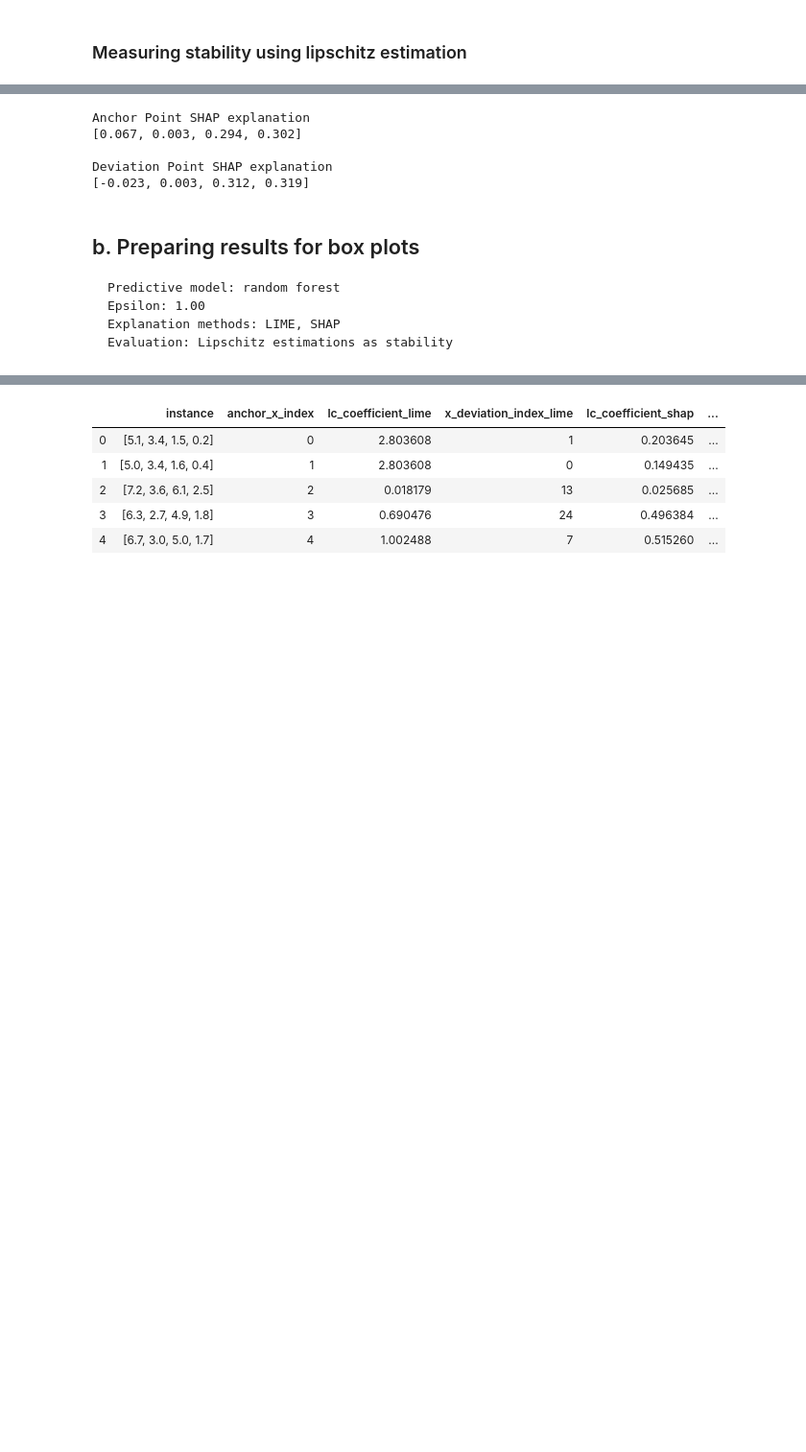
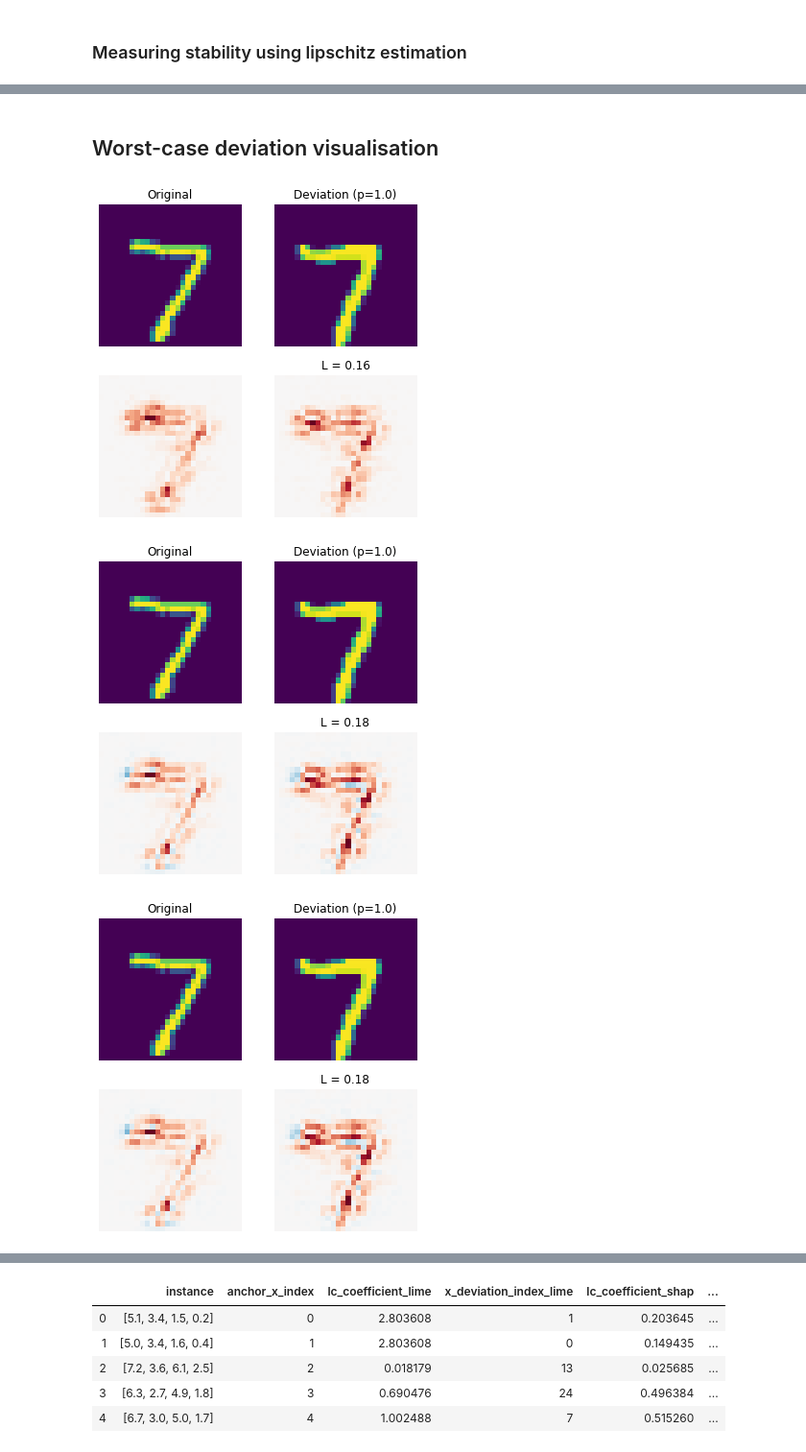
Before and after one commit to aamurtaza/explainML, a Jupyter notebook: lipschitz_estimates/deep_models/deep_models_mnist_lipschitz_estimates.ipynb, the cells around one changed output, grey strips where cells are left out. Shown at 96% size. Drawn from its saved outputs; the diff is of its cells as text; code cells hidden in the pictures; blank space fills up the shorter version.

Commit message:
noise sampling data and visualising its deviations and ratios

```diff
--- a/lipschitz_estimates/deep_models/deep_models_mnist_lipschitz_estimates.ipynb
+++ b/lipschitz_estimates/deep_models/deep_models_mnist_lipschitz_estimates.ipynb
@@ -300,5 +337,5 @@ exp_models = ['Saliency', 'Grad*input', 'e-LRP', 'Occlusion', 'Deeplift']
 exp_attributions = [attributions_sal, attributions_gradin, attributions_elrp, attributions_occ, attributions_dl]
 explanations = dict(zip(exp_models, exp_attributions))
 # %%
-# cnn_lipschitz = lipschitz_estimates_to_dataframe(explanations)
-cnn_lipschitz_7 = lipschitz_estimates_to_dataframe(explanations)
+# cnn_lipschitz = lipschitz_estimates_to_dataframe(explanations, x_test_neighborhood) # Digit 3
+# cnn_lipschitz_7 = lipschitz_estimates_to_dataframe(explanations, x_test_neighborhood) # Digit 7
@@ -316,14 +351,3 @@ display(cnn_lipschitz_7.head())
 # deviation_image_instance_exp = cnn_lipschitz_7['deviation_image_instance_exp'][0]
 # deviation_image_instance_exp.get('Saliency')
 # type(deviation_image_instance_exp)
-# %%
-image_instance = cnn_lipschitz['image_instance'][0]
-images = {'Original': image_instance}
-image_instance_exp = cnn_lipschitz['image_instance_exp'][0]
-# value = image_instance_exp['Saliency']
-# images.update({'Saliency': value})
-images.update(image_instance_exp)
-
-for key, instance in images.items():
-    print(key)
-#     print(dv_key)
@@ -452,13 +353,0 @@ def plot_worst_deviation(data, model_name):
-# %%
-# model_name = 'Saliency'
-# model_name = 'Grad*input'
-# model_name = 'e-LRP'
-model_name = 'Occlusion'
-# model_name = 'Deeplift'
-
-data = cnn_lipschitz
-for model_name in exp_models:
-    fig = plot_worst_deviation(data, model_name)
-    # fig.text(0.4, 0.004, model_name , fontsize=20, fontstyle='italic')
-    fig_name =  'digit_' + str(digit) + '_deviation_' + model_name
-    fig.savefig(plots_path + fig_name)
@@ -810,22 +353,0 @@ Deviation Point LIME explanation
-# %%
-print("Anchor Point SHAP explanation")
-anchor_point_shap_exp = x_points_shap_exp[anchor_point_index]
-anchor_point_shap_exp = [ round(elem, 3) for elem in anchor_point_shap_exp ]
-print(anchor_point_shap_exp)
-
-print("\nDeviation Point SHAP explanation")
-deviation_point_shap_exp = x_points_shap_exp[deviation_point_shap_index]
-deviation_point_shap_exp = [ round(elem, 3) for elem in deviation_point_shap_exp ]
-print(deviation_point_shap_exp)
-# %% [output]
-Anchor Point SHAP explanation
-[0.067, 0.003, 0.294, 0.302]
-
-Deviation Point SHAP explanation
-[-0.023, 0.003, 0.312, 0.319]
-# %% [markdown]
-## b. Preparing results for box plots
-    Predictive model: random forest
-    Epsilon: 1.00
-    Explanation methods: LIME, SHAP
-    Evaluation: Lipschitz estimations as stability
@@ -831,0 +365,2 @@ Deviation Point SHAP explanation
+# %% [markdown]
+## Worst-case deviation visualisation
@@ -831,0 +409,18 @@ Deviation Point SHAP explanation
+# %%
+# model_name = 'Saliency'
+# model_name = 'Grad*input'
+# model_name = 'e-LRP'
+# model_name = 'Occlusion'
+# model_name = 'Deeplift'
+
+data = cnn_lipschitz_7
+d = 7
+for model_name in exp_models:
+    fig = plot_worst_deviation(data, model_name)
+    # fig.text(0.4, 0.004, model_name , fontsize=20, fontstyle='italic')
+    fig_name =  'digit_' + str(d) + '_deviation_' + model_name
+    fig.savefig(plots_path + fig_name)
+# %% [output]
+[figure, added]
+[figure, added]
+[figure, added]
```
Also changed, not shown: parts of 77 cells of this notebook.
